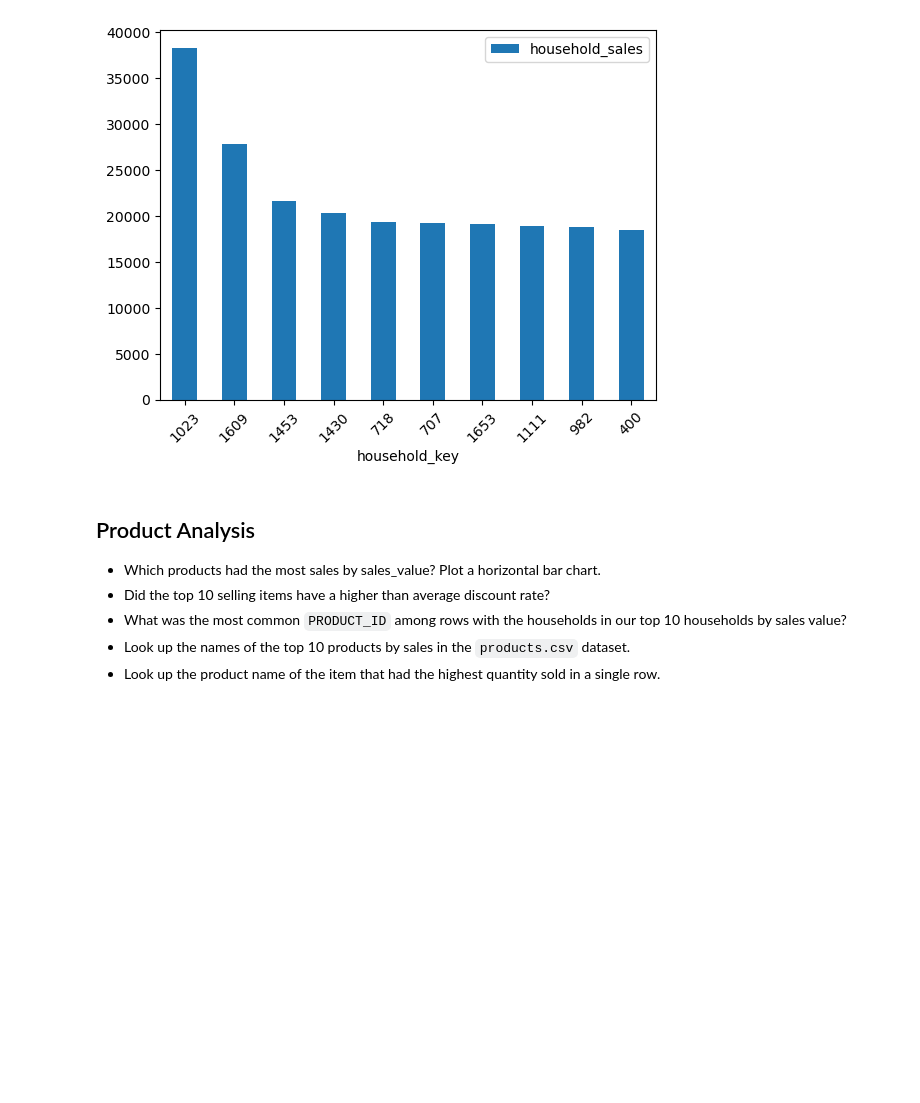
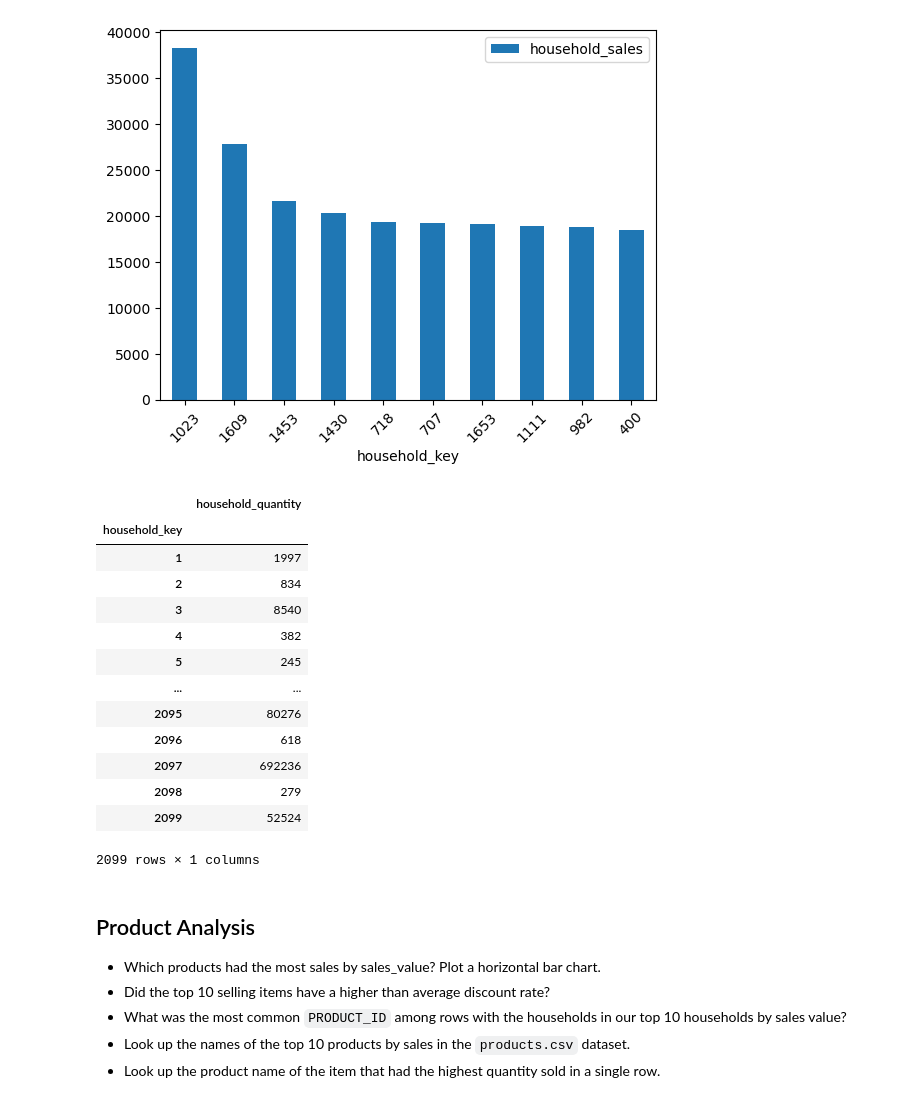
Before and after one commit to atsianis/Sales-Analysis-w-Pandas, a Jupyter notebook: section06_midcourse_project.ipynb, the cells around one changed output. Saved outputs shown, nothing was run; the diff lists cells and outputs as text; code cells hidden in the pictures; blank space fills up the shorter version.

```diff
--- a/section06_midcourse_project.ipynb
+++ b/section06_midcourse_project.ipynb
@@ -280,3 +282,23 @@ sales_per_household.sort_values("household_sales" ,ascending=False).iloc[:10].pl
 # %% [output]
 <Axes: xlabel='household_key'>
 [figure]
+# %%
+#HOUSEHOLDS BY QUANTITY
+
+quantity_per_household = transactions.groupby("household_key").agg(household_quantity = ('quantity', 'sum'))
+quantity_per_household
+# %% [output]
+|  | household_quantity |
+| household_key |  |
+| 1 | 1997 |
+| 2 | 834 |
+| 3 | 8540 |
+| 4 | 382 |
+| 5 | 245 |
+| ... | ... |
+| 2095 | 80276 |
+| 2096 | 618 |
+| 2097 | 692236 |
+| 2098 | 279 |
+| 2099 | 52524 |
+2099 rows × 1 columns
```
Also changed, not shown: parts of 2 cells of this notebook.
